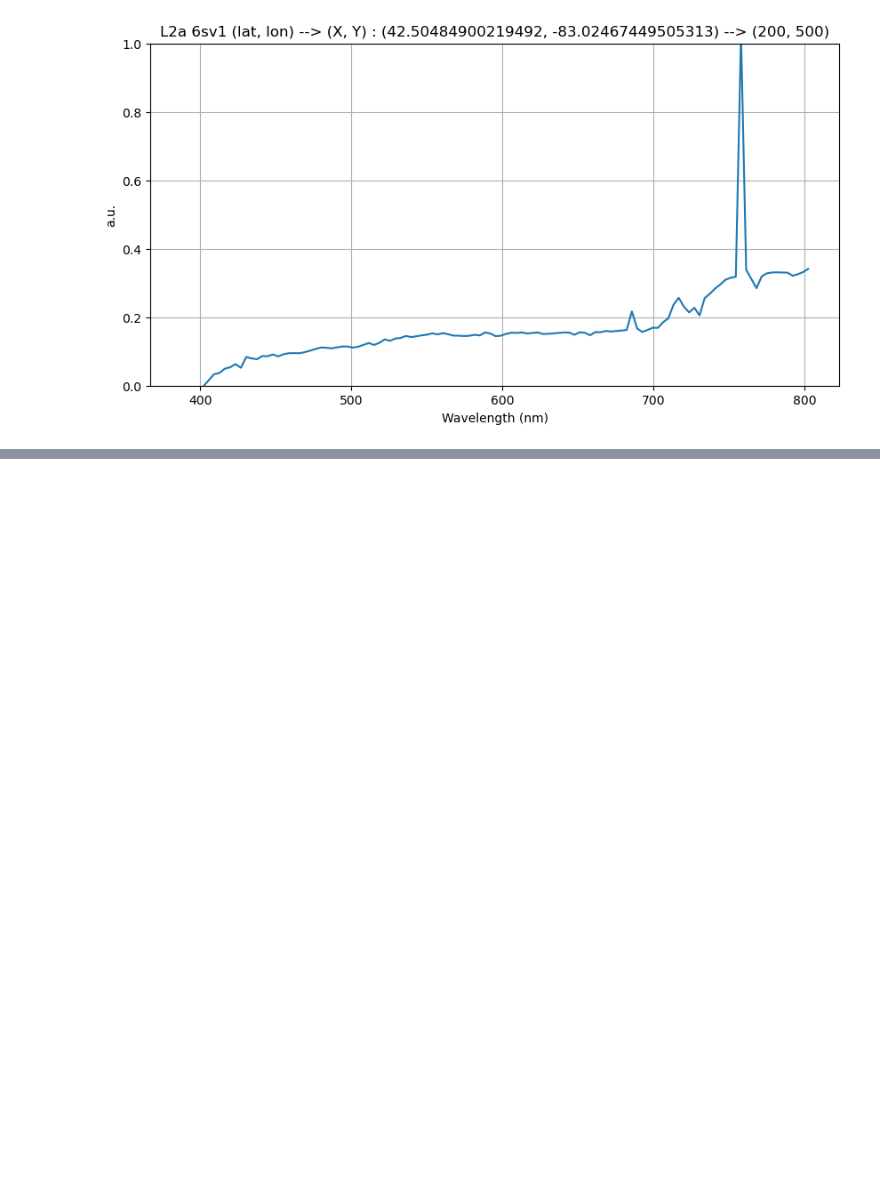
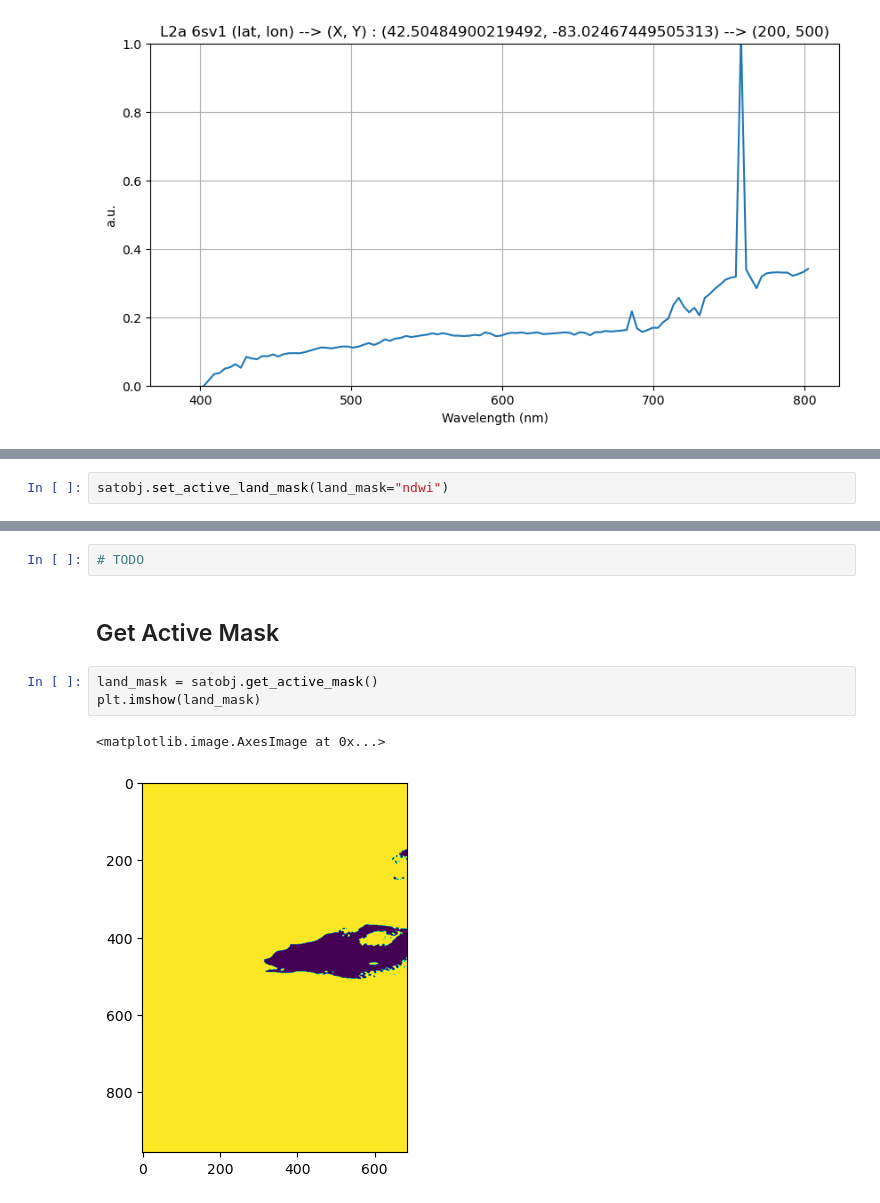
Before and after one commit to NTNU-SmallSat-Lab/hypso-package, a Jupyter notebook: demo/demo.ipynb, the cells around one changed output, grey strips where cells are left out. Drawn from its saved outputs; the diff is of its cells as text; blank space fills up the shorter version.

```diff
--- a/demo/demo.ipynb
+++ b/demo/demo.ipynb
@@ -248,0 +317,2 @@ satobj.plot_l2a_spectrum(latitude=lat, longitude=lon, product="6sv1")
+# %%
+satobj.set_active_land_mask(land_mask="ndwi")
@@ -249 +324,11 @@ satobj.plot_l2a_spectrum(latitude=lat, longitude=lon, product="6sv1")
+# %%
+# TODO
+# %% [markdown]
+## Get Active Mask
+# %%
+land_mask = satobj.get_active_mask()
+plt.imshow(land_mask)
+# %% [output]
+<matplotlib.image.AxesImage at 0x...>
+[figure, added]
 # %% [markdown]
```
Also changed, not shown: parts of 22 cells of this notebook, 1 other file.
